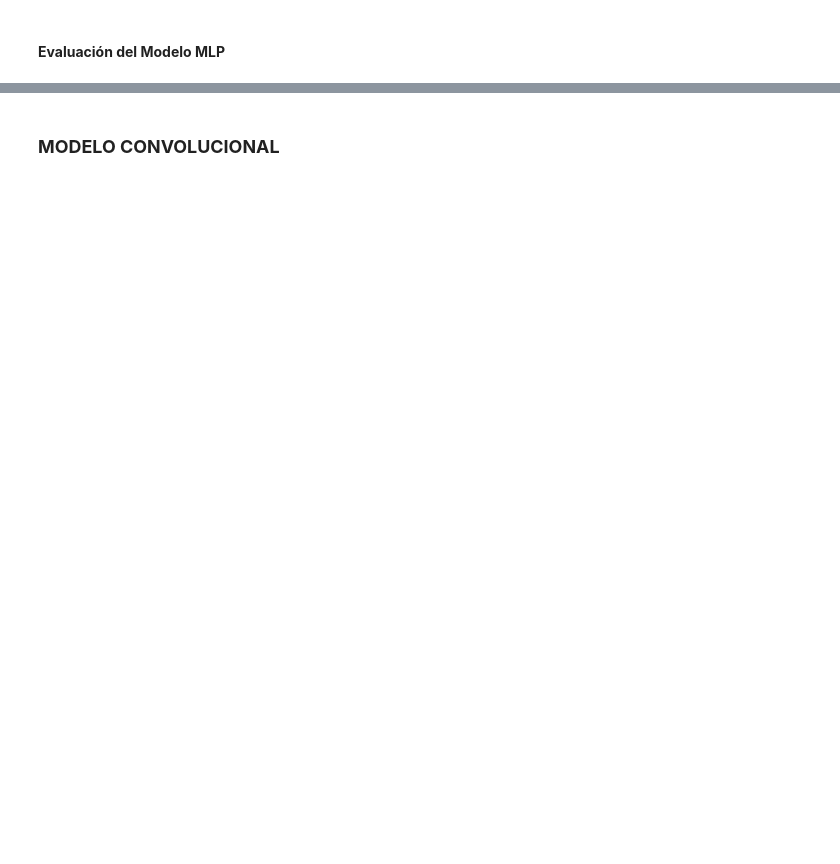
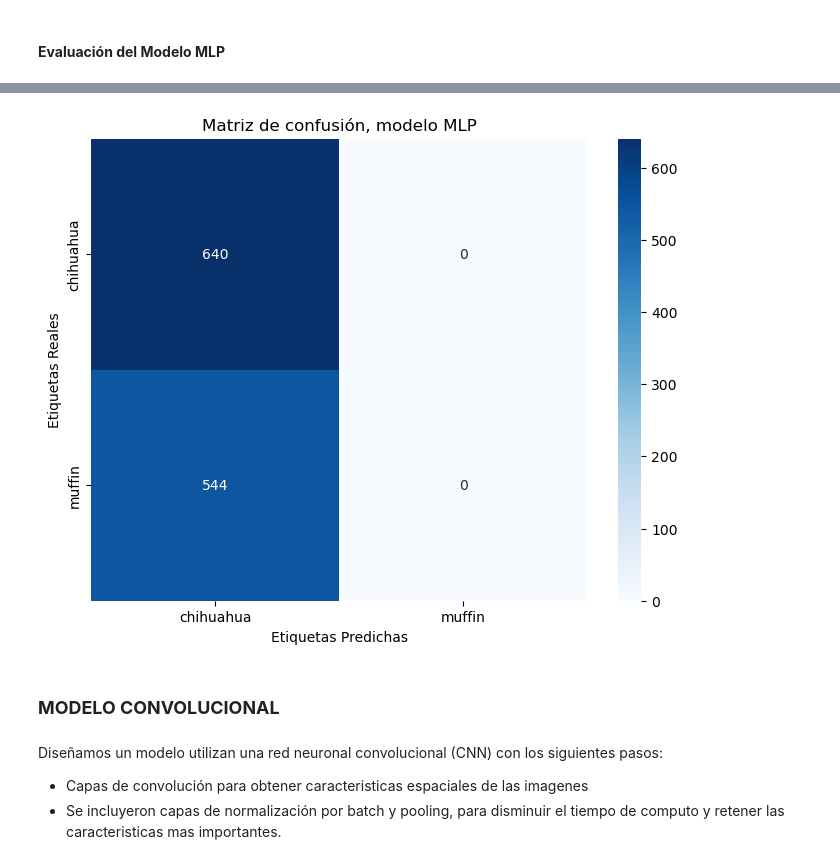
Before and after one commit to Vikktor93/ConvNet, a Jupyter notebook: 001-ConvNet.ipynb, the cells around one changed output, grey strips where cells are left out. Drawn from its saved outputs; the diff is of its cells as text; code cells hidden in the pictures; blank space fills up the shorter version.

Commit message:
Agregado CNN y evaluacion de ambos modelos con los datos de prueba

```diff
--- a/001-ConvNet.ipynb
+++ b/001-ConvNet.ipynb
@@ -204,0 +233,18 @@ plt.show()
+# %%
+# Obtener predicciones en base al modelo
+test_data.reset()
+predictions = mlp_model.predict(test_data)
+predicted_classes = (predictions > 0.5).astype(int)  # Convertir probabilidades a clases
+
+# Obtener las clases reales
+true_classes = test_data.classes
+class_labels = list(test_data.class_indices.keys())
+
+# Resultado de la clasficación
+report = classification_report(true_classes, predicted_classes, target_names=class_labels)
+print(report)
+
+# Matriz de confusión
+mpl_conf_matrix = confusion_matrix(true_classes, predicted_classes)
+print("Matriz de confusión, modelo MLP:")
+print(mpl_conf_matrix)
@@ -205,2 +265,16 @@ plt.show()
+# %%
+plt.figure(figsize=(8, 6))
+sns.heatmap(mpl_conf_matrix, annot=True, fmt="d", cmap="Blues", xticklabels=class_labels, yticklabels=class_labels)
+plt.title("Matriz de confusión, modelo MLP")
+plt.ylabel("Etiquetas Reales")
+plt.xlabel("Etiquetas Predichas")
+plt.show()
+# %% [output]
+[figure, added]
 # %% [markdown]
 ### **MODELO CONVOLUCIONAL**
+# %% [markdown]
+Diseñamos un modelo utilizan una red neuronal convolucional (CNN) con los siguientes pasos:
+
+- Capas de convolución para obtener caracteristicas espaciales de las imagenes
+- Se incluyeron capas de normalización por batch y pooling, para disminuir el tiempo de computo y retener las caracteristicas mas importantes.
```
Also changed, not shown: parts of 15 cells of this notebook, 2 other files.
